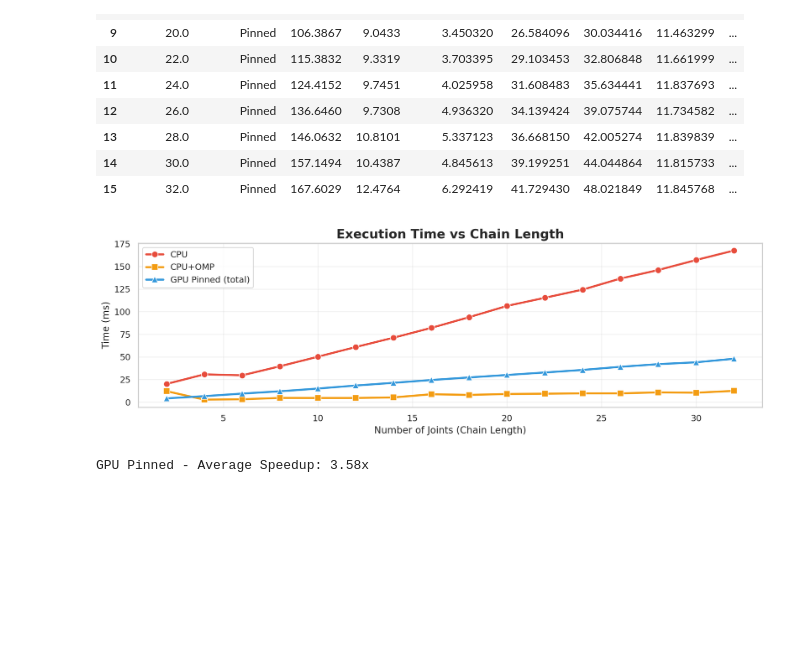
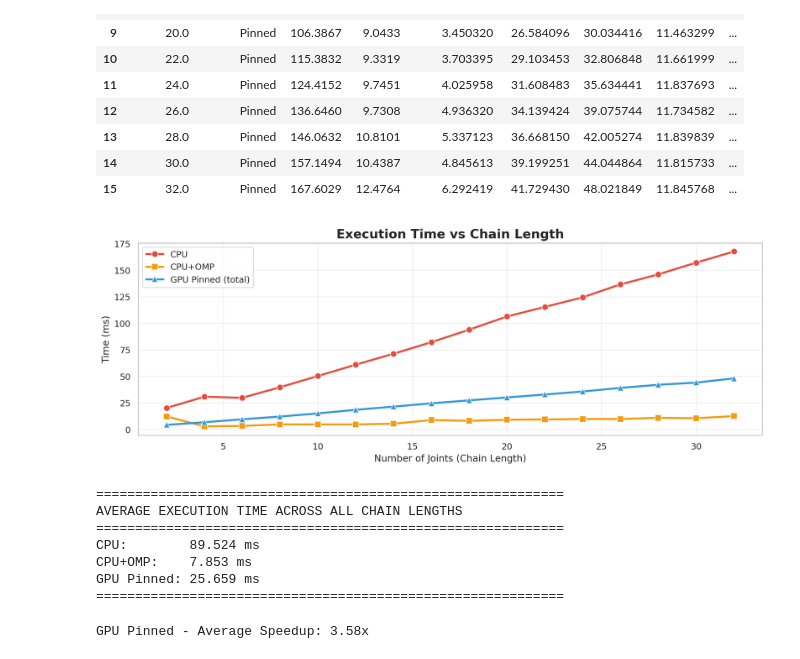
Before and after one commit to YuchengHuang313/ECE455, a Jupyter notebook: Proj/memory_comparison.ipynb, the cells around one changed output. Cells and saved outputs as stored; diff of their text form; code cells hidden in the pictures; blank space fills up the shorter version.

```diff
--- a/Proj/memory_comparison.ipynb
+++ b/Proj/memory_comparison.ipynb
@@ -10,6 +10,8 @@ import seaborn as sns
 import matplotlib.pyplot as plt
 from tqdm import tqdm
 import numpy as np
+
+fig_size = (12,4.5)
 
 # Compile the program first
 print("Compiling compare_mem_access...")
@@ -192,6 +235,6 @@ Collected 80 measurements, averaged to 8 results
 # %%
 # Execution Time Comparison: Line plot with layout distinction
-fig, ax = plt.subplots(figsize=(12, 6), dpi=200)
+fig, ax = plt.subplots(figsize=fig_size, dpi=200)
 
 # Create config column first
 layout_df['config'] = layout_df['num_matrices'].astype(str) + '×' + layout_df['threads_per_block'].astype(str)
@@ -381,7 +424,7 @@ Reshaped to 16 rows (Pinned + Managed)
 | 15 | 32.0 | Pinned | 167.6029 | 12.4764 | 6.292419 | 41.729430 | 48.021849 | 11.845768 | ... |
 # %%
 # Execution time vs chain length
-fig, ax = plt.subplots(figsize=(12, 6), dpi=200)
+fig, ax = plt.subplots(figsize=fig_size, dpi=200)
 
 # Check if we have managed memory data
 has_managed = 'Managed' in joints_df['memory_type'].values
@@ -398,33 +441,54 @@ colors = {
 cpu_omp_df = joints_df.groupby('num_joints').first().reset_index()
 
 # Plot CPU and CPU+OMP (same regardless of memory type)
 sns.lineplot(data=cpu_omp_df, x='num_joints', y='cpu_ms', marker='o', linewidth=2.5,
              markersize=8, label='CPU', color=colors['CPU'], ax=ax)
 sns.lineplot(data=cpu_omp_df, x='num_joints', y='omp_ms', marker='s', linewidth=2.5,
              markersize=8, label='CPU+OMP', color=colors['CPU+OMP'], ax=ax)
 
 # Plot GPU Pinned (always present)
 pinned_df = joints_df[joints_df['memory_type'] == 'Pinned']
 if len(pinned_df) > 0:
     sns.lineplot(data=pinned_df, x='num_joints', y='total_ms', marker='^', linewidth=2.5,
                  markersize=8, label='GPU Pinned (total)', color=colors['GPU (Pinned)'], ax=ax)
 
 # Plot GPU Managed (only if available)
 if has_managed:
     managed_df = joints_df[joints_df['memory_type'] == 'Managed']
     if len(managed_df) > 0:
         sns.lineplot(data=managed_df, x='num_joints', y='total_ms', marker='D', linewidth=2.5,
                      markersize=8, label='GPU Managed (total)', color=colors['GPU (Managed)'], ax=ax)
 
 plt.title('Execution Time vs Chain Length', fontsize=16, fontweight='bold')
 ax.set_xlabel('Number of Joints (Chain Length)', fontsize=12)
 ax.set_ylabel('Time (ms)', fontsize=12)
 ax.legend(fontsize=11, loc='best')
 ax.grid(True, alpha=0.3)
 
 plt.tight_layout()
 plt.show()
+
+# Print average execution time
+print("\n" + "="*60)
+print("AVERAGE EXECUTION TIME ACROSS ALL CHAIN LENGTHS")
+print("="*60)
+print(f"CPU:        {cpu_omp_df['cpu_ms'].mean():.3f} ms")
+print(f"CPU+OMP:    {cpu_omp_df['omp_ms'].mean():.3f} ms")
+if len(pinned_df) > 0:
+    print(f"GPU Pinned: {pinned_df['total_ms'].mean():.3f} ms")
+if has_managed:
+    managed_df = joints_df[joints_df['memory_type'] == 'Managed']
+    if len(managed_df) > 0:
+        print(f"GPU Managed: {managed_df['total_ms'].mean():.3f} ms")
+print("="*60)
 # %% [output]
-[figure, old version]
+[figure, new version]
+============================================================
+AVERAGE EXECUTION TIME ACROSS ALL CHAIN LENGTHS
+============================================================
+CPU:        89.524 ms
+CPU+OMP:    7.853 ms
+GPU Pinned: 25.659 ms
+============================================================
 # %%
 # GPU Speedup vs chain length
```
Also changed, not shown: parts of 10 cells of this notebook, 3 other files.
